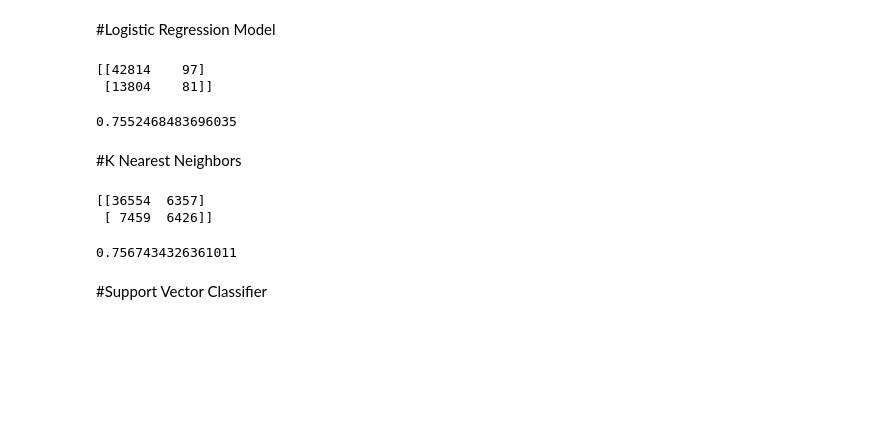
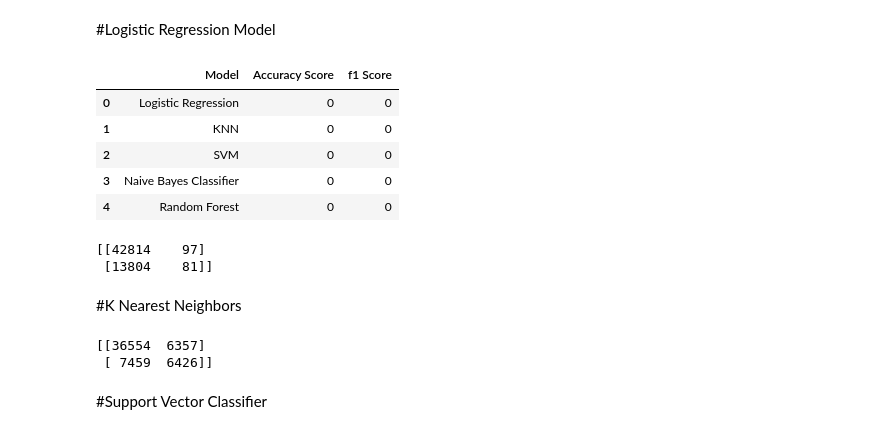
Before and after one commit to kshashank03/data-science-projects, a Jupyter notebook: Classification_Models/detecting_heavy_drinking_using_motion_data.ipynb, the cells around one changed output. Saved outputs shown, nothing was run; the diff lists cells and outputs as text; code cells hidden in the pictures; blank space fills up the shorter version.

Commit message:
Model evaluation

```diff
--- a/Classification_Models/detecting_heavy_drinking_using_motion_data.ipynb
+++ b/Classification_Models/detecting_heavy_drinking_using_motion_data.ipynb
@@ -288,6 +278,17 @@ print(x_train, '\n\n', x_test)
  [-0.0529124  -0.11063319  0.04420665]]
 # %% [markdown]
 #Logistic Regression Model
+# %%
+evaluation_metrics = pd.DataFrame({'Model':["Logistic Regression", "KNN", "SVM", "Naive Bayes Classifier", "Random Forest"], \
+                                   "Accuracy Score":[0, 0, 0, 0, 0], "f1 Score":[0, 0, 0, 0, 0]})
+evaluation_metrics
+# %% [output]
+|  | Model | Accuracy Score | f1 Score |
+| 0 | Logistic Regression | 0 | 0 |
+| 1 | KNN | 0 | 0 |
+| 2 | SVM | 0 | 0 |
+| 3 | Naive Bayes Classifier | 0 | 0 |
+| 4 | Random Forest | 0 | 0 |
 # %%
 from sklearn.linear_model import LogisticRegression
 
@@ -302,11 +303,13 @@ cm = confusion_matrix(y_test, y_pred)
 
 print(cm)
 
-accuracy_score(y_test, y_pred)
+evaluation_metrics.iloc[0, 1] =  accuracy_score(y_test, y_pred)
+
+from sklearn.metrics import f1_score
+evaluation_metrics.iloc[0, 2] =  f1_score(y_test, y_pred)
 # %% [output]
 [[42814    97]
  [13804    81]]
-0.7552468483696035
 # %% [markdown]
 #K Nearest Neighbors
 # %%
@@ -322,11 +325,12 @@ cm = confusion_matrix(y_test, y_pred)
 
 print(cm)
 
-accuracy_score(y_test, y_pred)
+evaluation_metrics.iloc[1, 1] =  accuracy_score(y_test, y_pred)
+from sklearn.metrics import f1_score
+evaluation_metrics.iloc[1, 2] =  f1_score(y_test, y_pred)
 # %% [output]
 [[36554  6357]
  [ 7459  6426]]
-0.7567434326361011
 # %% [markdown]
 #Support Vector Classifier
 # %%
```
Also changed, not shown: parts of 6 cells of this notebook.
